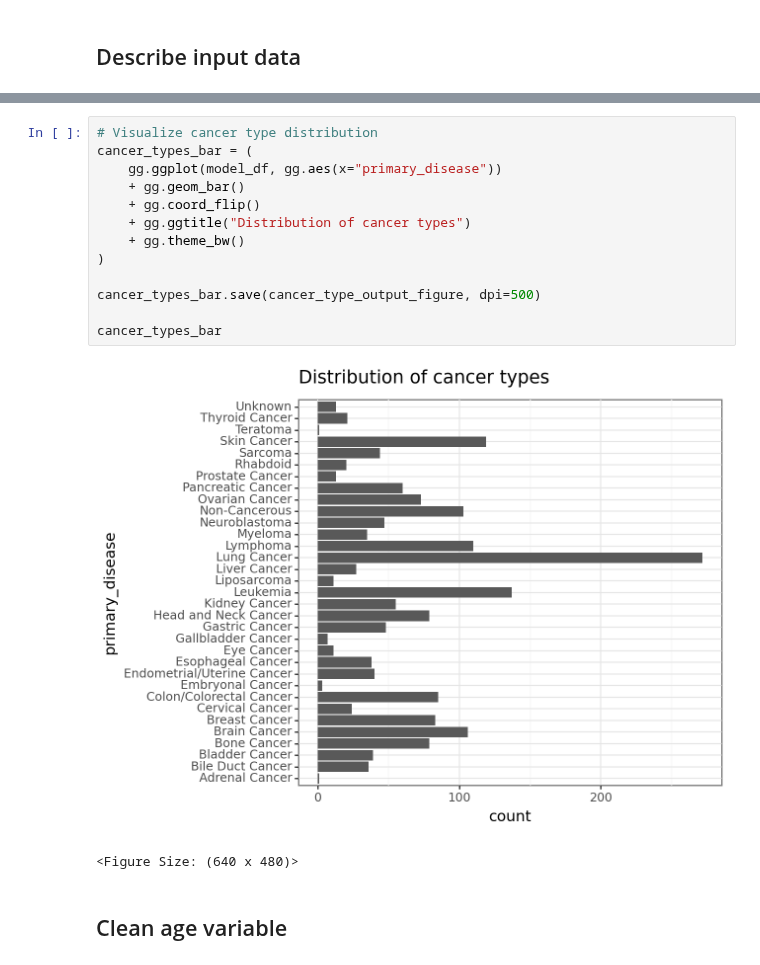
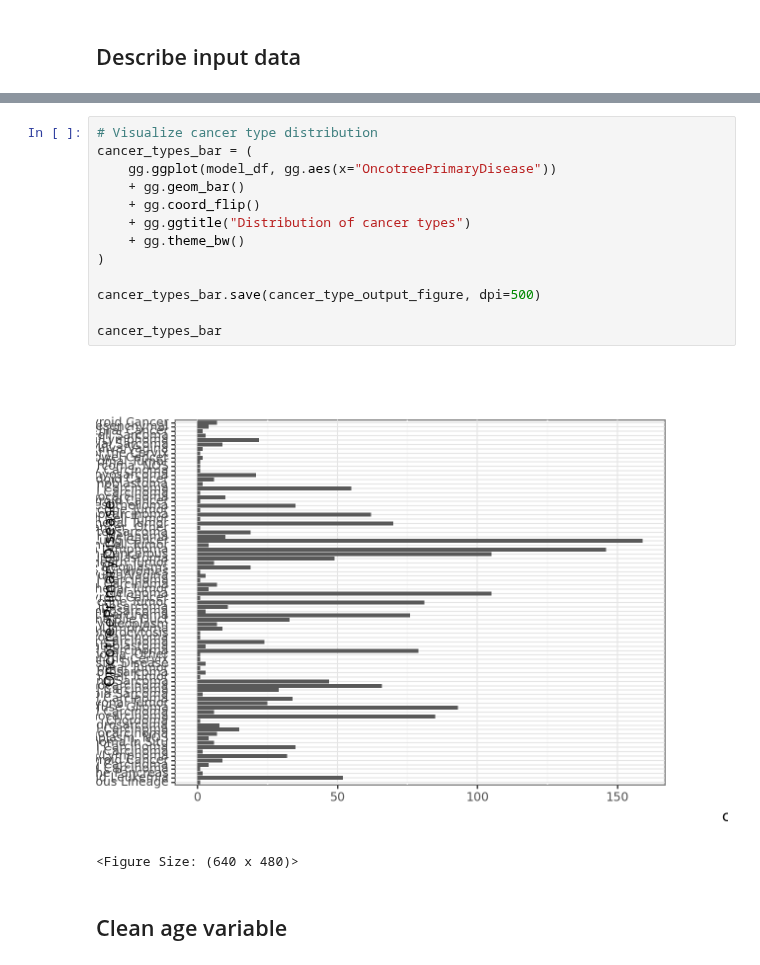
Before and after one commit to WayScience/gene_dependency_representations, a Jupyter notebook: 1.data-exploration/1.model_data_visualization.ipynb, the cells around one changed output, grey strips where cells are left out. Cells and saved outputs as stored; diff of their text form.

```diff
--- a/1.data-exploration/1.model_data_visualization.ipynb
+++ b/1.data-exploration/1.model_data_visualization.ipynb
@@ -101,18 +100,18 @@ Number of Cancer Types:
 # %%
 # Visualize cancer type distribution
 cancer_types_bar = (
-    gg.ggplot(model_df, gg.aes(x="primary_disease"))
+    gg.ggplot(model_df, gg.aes(x="OncotreePrimaryDisease"))
     + gg.geom_bar()
     + gg.coord_flip()
     + gg.ggtitle("Distribution of cancer types")
     + gg.theme_bw()
 )
 
 cancer_types_bar.save(cancer_type_output_figure, dpi=500)
 
 cancer_types_bar
 # %% [output]
-[figure, old version]
+[figure, new version]
 <Figure Size: (640 x 480)>
 # %% [markdown]
 ## Clean age variable
```
Also changed, not shown: parts of 22 cells of this notebook, 38 other files.
